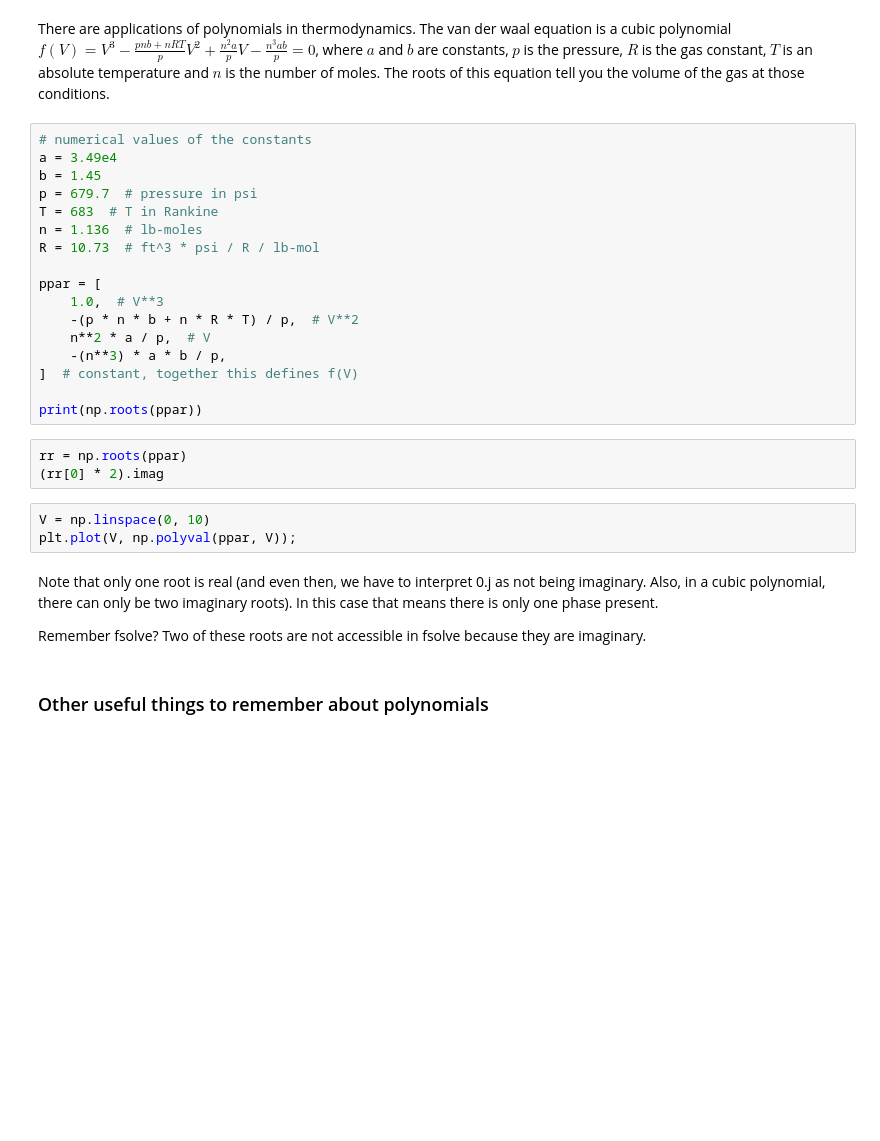
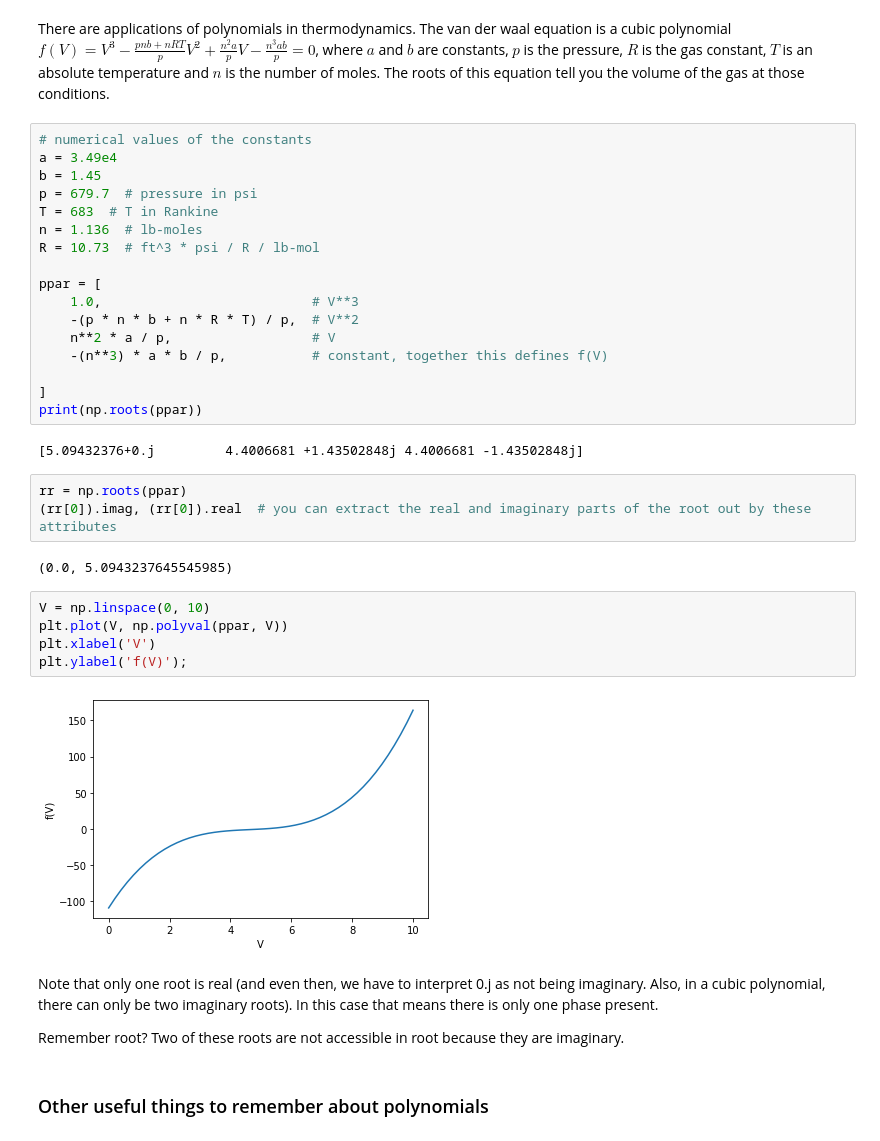
Before and after one commit to Steel-Bank-codespaces/f22-06623, a Jupyter notebook: lectures/08-nla-2/08-nla-2.ipynb, the cells around one changed output. Saved outputs shown, nothing was run; the diff lists cells and outputs as text; blank space fills up the shorter version.

```diff
--- a/lectures/08-nla-2/08-nla-2.ipynb
+++ b/lectures/08-nla-2/08-nla-2.ipynb
@@ -78,23 +146,31 @@ n = 1.136  # lb-moles
 R = 10.73  # ft^3 * psi / R / lb-mol
 
 ppar = [
-    1.0,  # V**3
+    1.0,                           # V**3
     -(p * n * b + n * R * T) / p,  # V**2
-    n**2 * a / p,  # V
-    -(n**3) * a * b / p,
-]  # constant, together this defines f(V)
+    n**2 * a / p,                  # V
+    -(n**3) * a * b / p,           # constant, together this defines f(V)
 
+]
 print(np.roots(ppar))
+# %% [output]
+[5.09432376+0.j         4.4006681 +1.43502848j 4.4006681 -1.43502848j]
-# %%
-rr = np.roots(ppar)
-(rr[0] * 2).imag
+# %%
+rr = np.roots(ppar)
+(rr[0]).imag, (rr[0]).real  # you can extract the real and imaginary parts of the root out by these attributes
+# %% [output]
+(0.0, 5.0943237645545985)
 # %%
 V = np.linspace(0, 10)
-plt.plot(V, np.polyval(ppar, V));
+plt.plot(V, np.polyval(ppar, V))
+plt.xlabel('V')
+plt.ylabel('f(V)');
+# %% [output]
+[figure, added]
 # %% [markdown]
 Note that only one root is real (and even then, we have to interpret 0.j as not being imaginary. Also, in a cubic polynomial, there can only be two imaginary roots). In this case that means there is only one phase present.
 
-Remember fsolve? Two of these roots are not accessible in fsolve because they are imaginary.
+Remember root? Two of these roots are not accessible in root because they are imaginary.
 # %% [markdown]
 ### Other useful things to remember about polynomials
 # %% [markdown]
```
Also changed, not shown: parts of 52 cells of this notebook, 1 other file.
